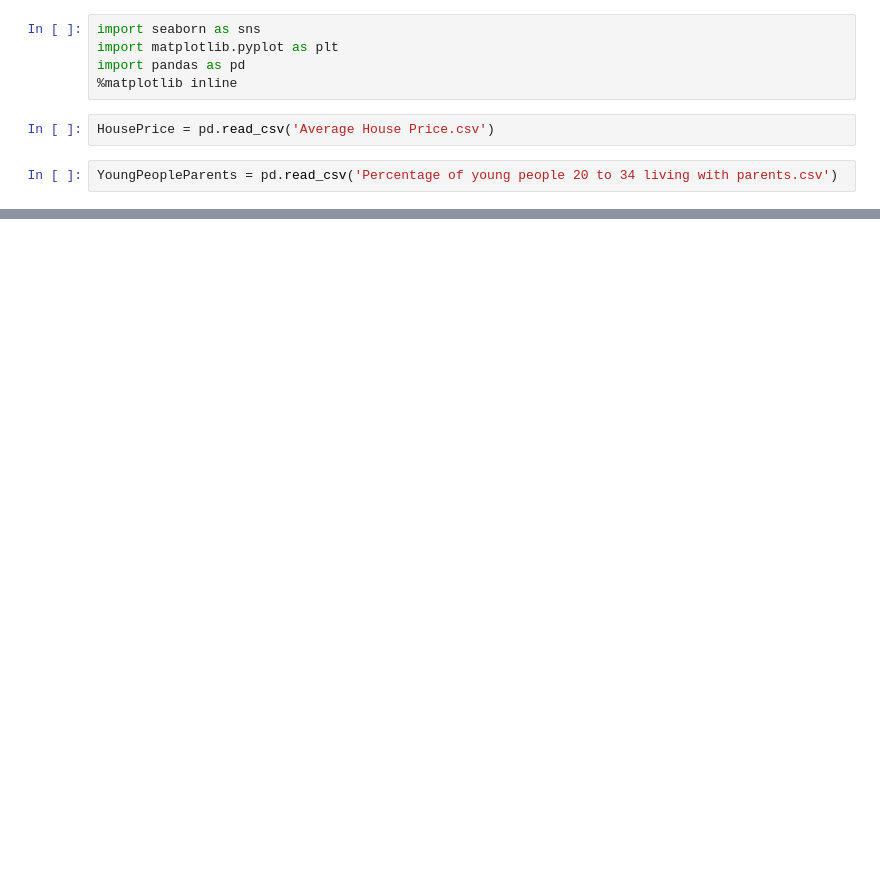
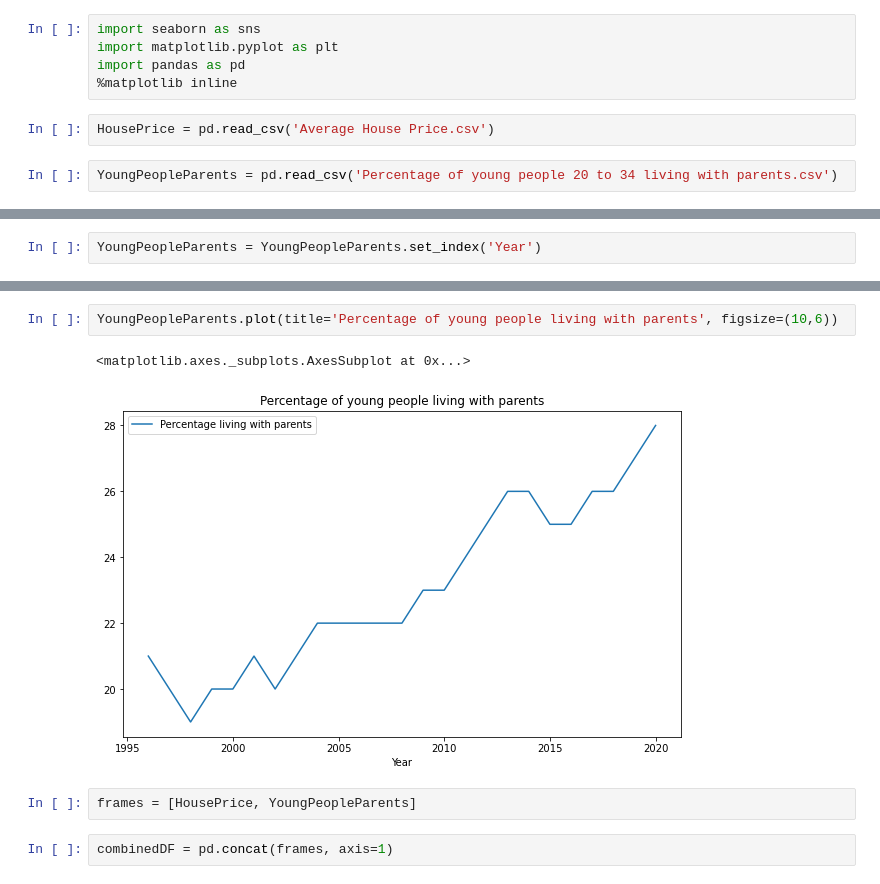
Before and after one commit to JB-26/house-price-python, a Jupyter notebook: UK House Price analysis.ipynb, the cells around one changed output, grey strips where cells are left out. Saved outputs shown, nothing was run; the diff lists cells and outputs as text; blank space fills up the shorter version.

```diff
--- a/UK House Price analysis.ipynb
+++ b/UK House Price analysis.ipynb
@@ -27,0 +32,2 @@ YoungPeopleParents.head()
+# %%
+YoungPeopleParents = YoungPeopleParents.set_index('Year')
@@ -27,0 +61,9 @@ YoungPeopleParents.head()
+# %%
+YoungPeopleParents.plot(title='Percentage of young people living with parents', figsize=(10,6))
+# %% [output]
+<matplotlib.axes._subplots.AxesSubplot at 0x...>
+[figure, added]
+# %%
+frames = [HousePrice, YoungPeopleParents]
+# %%
+combinedDF = pd.concat(frames, axis=1)
```
Also changed, not shown: parts of 9 cells of this notebook, 1 other file.
